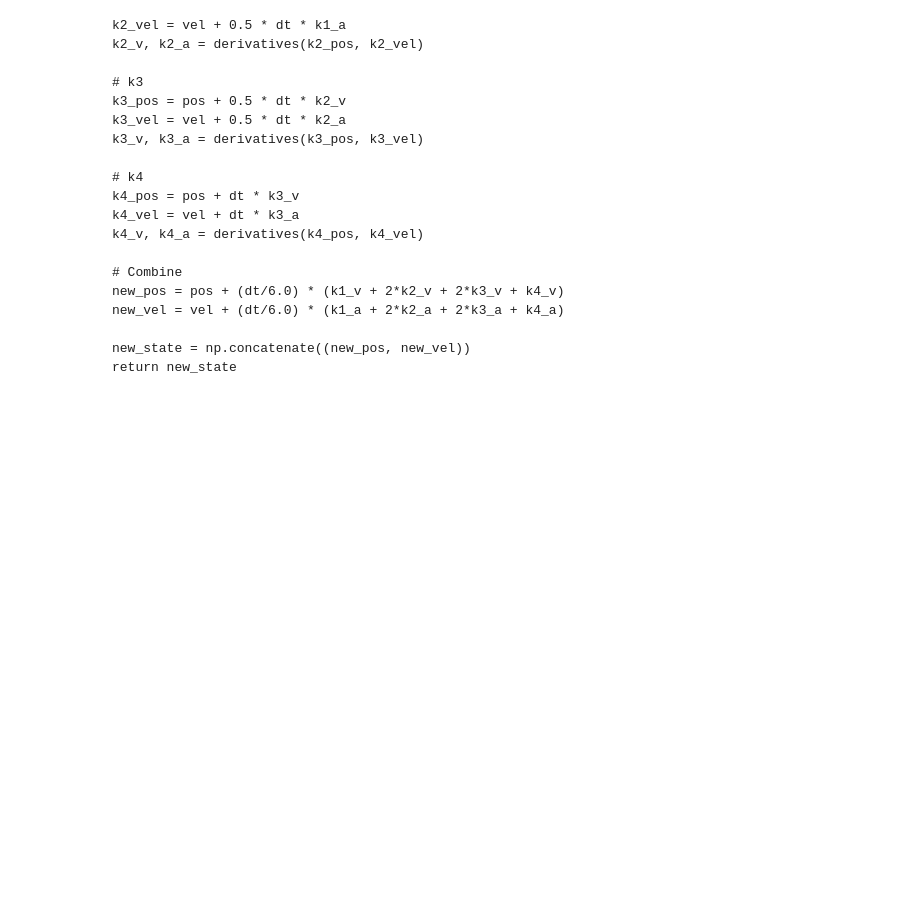
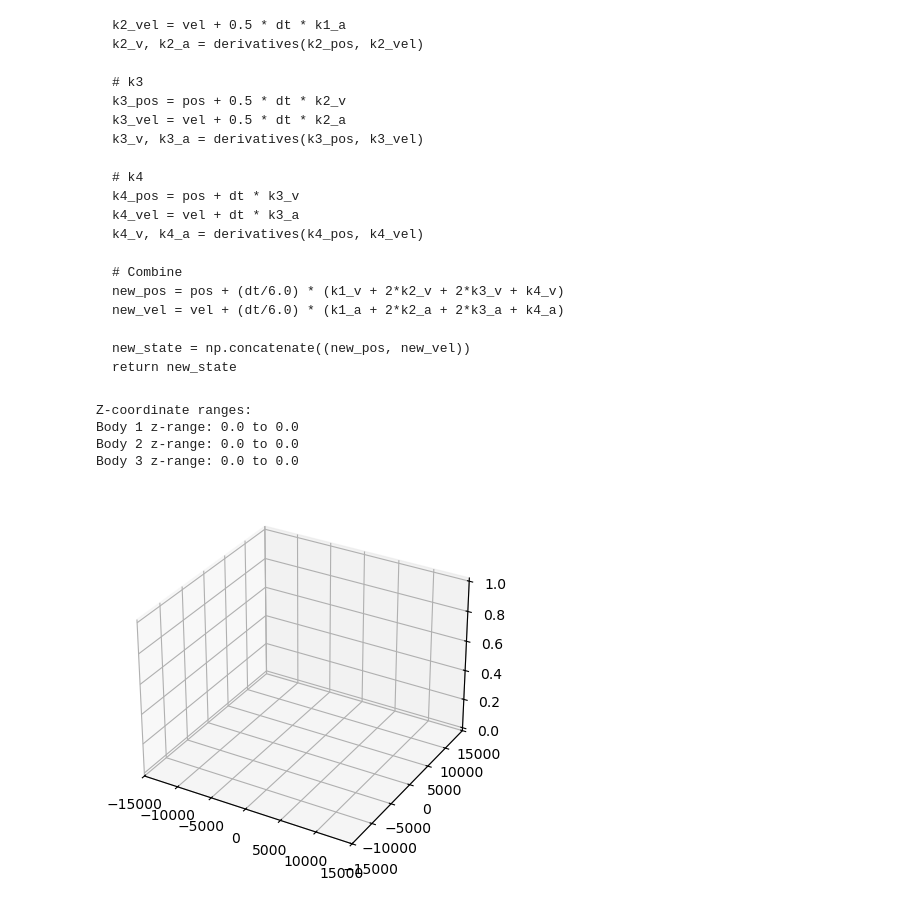
Before and after one commit to Tonkle-Time/StarSim, a Jupyter notebook: star_sim.ipynb, the cells around one changed output. Saved outputs shown, nothing was run; the diff lists cells and outputs as text; code cells hidden in the pictures; blank space fills up the shorter version.

Commit message:
got more progress on the simulation working

```diff
--- a/star_sim.ipynb
+++ b/star_sim.ipynb
@@ -185,0 +118,19 @@ plt.show()
+# %%
+# Simulation loop
+pos1 = []
+pos2 = []
+pos3 = []
+
+r1_temp, r2_temp, r3_temp = r1.copy(), r2.copy(), r3.copy()
+v1_temp, v2_temp, v3_temp = v1.copy(), v2.copy(), v3.copy()
+
+for _ in range(steps):
+    r1_temp, r2_temp, r3_temp, v1_temp, v2_temp, v3_temp = rk4_step(
+        r1_temp, r2_temp, r3_temp, v1_temp, v2_temp, v3_temp, dt, m1, m2, m3)
+    pos1.append(r1_temp.copy())
+    pos2.append(r2_temp.copy())
+    pos3.append(r3_temp.copy())
+
+pos1 = np.array(pos1)
+pos2 = np.array(pos2)
+pos3 = np.array(pos3)
@@ -223,0 +338,50 @@ def rk4_step(state, dt, masses):
+# %%
+# Simulation loop
+steps = 2000
+
+pos1 = []
+pos2 = []
+pos3 = []
+
+for _ in range(steps):
+    r1, r2, r3, v1, v2, v3 = rk4_step(r1, r2, r3, v1, v2, v3, dt)
+    pos1.append(r1.copy())
+    pos2.append(r2.copy())
+    pos3.append(r3.copy())
+
+pos1 = np.array(pos1)
+pos2 = np.array(pos2)
+pos3 = np.array(pos3)
+
+# Visualization
+fig = plt.figure()
+ax = fig.add_subplot(111, projection='3d')
+
+print("Z-coordinate ranges:")
+print(f"Body 1 z-range: {np.min(pos1[:,2])} to {np.max(pos1[:,2])}")
+print(f"Body 2 z-range: {np.min(pos2[:,2])} to {np.max(pos2[:,2])}")
+print(f"Body 3 z-range: {np.min(pos3[:,2])} to {np.max(pos3[:,2])}")
+
+ax.set_xlim(-50, 50)   # AU
+ax.set_ylim(-50, 50)
+ax.set_xlim(-15000, 15000)
+ax.set_ylim(-15000, 15000)
+
+star1, = ax.plot([], [], [], 'ro', markersize=6)
+star2, = ax.plot([], [], [], 'bo', markersize=6)
+star3, = ax.plot([], [], [], 'go', markersize=6)
+
+def update(i):
+    star1.set_data(pos1[i,0], pos1[i,1]); star1.set_3d_properties(pos1[i,2])
+    star2.set_data(pos2[i,0], pos2[i,1]); star2.set_3d_properties(pos2[i,2])
+    star3.set_data(pos3[i,0], pos3[i,1]); star3.set_3d_properties(pos3[i,2])
+    return star1, star2, star3
+
+ani = FuncAnimation(fig, update, frames=len(pos1), interval=1)
+plt.show()
+# %% [output]
+Z-coordinate ranges:
+Body 1 z-range: 0.0 to 0.0
+Body 2 z-range: 0.0 to 0.0
+Body 3 z-range: 0.0 to 0.0
+[figure, added]
```
Also changed, not shown: parts of 9 cells of this notebook.
